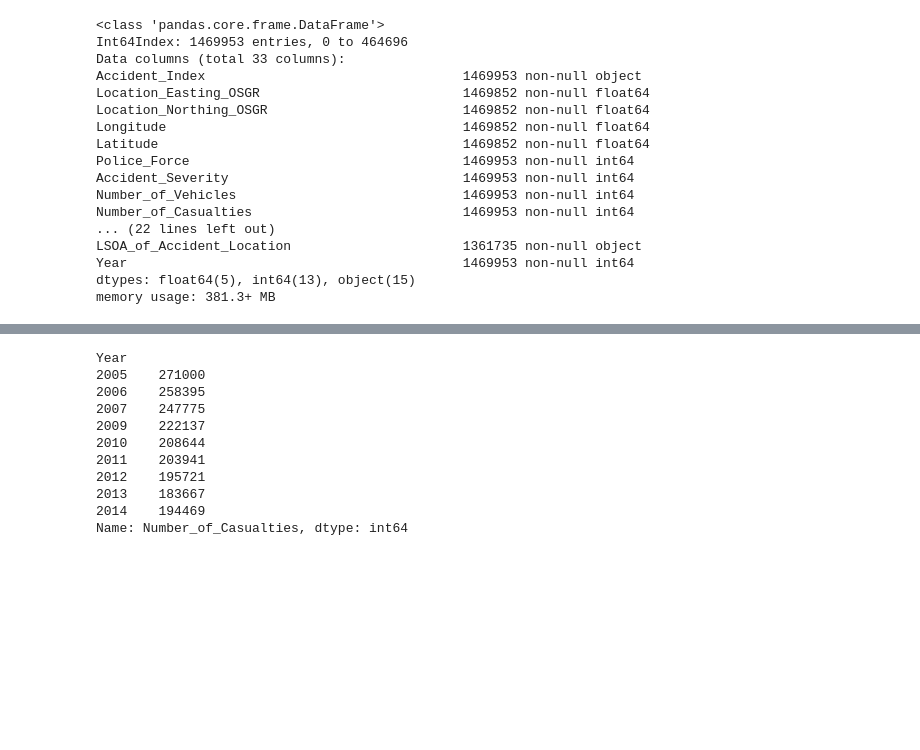
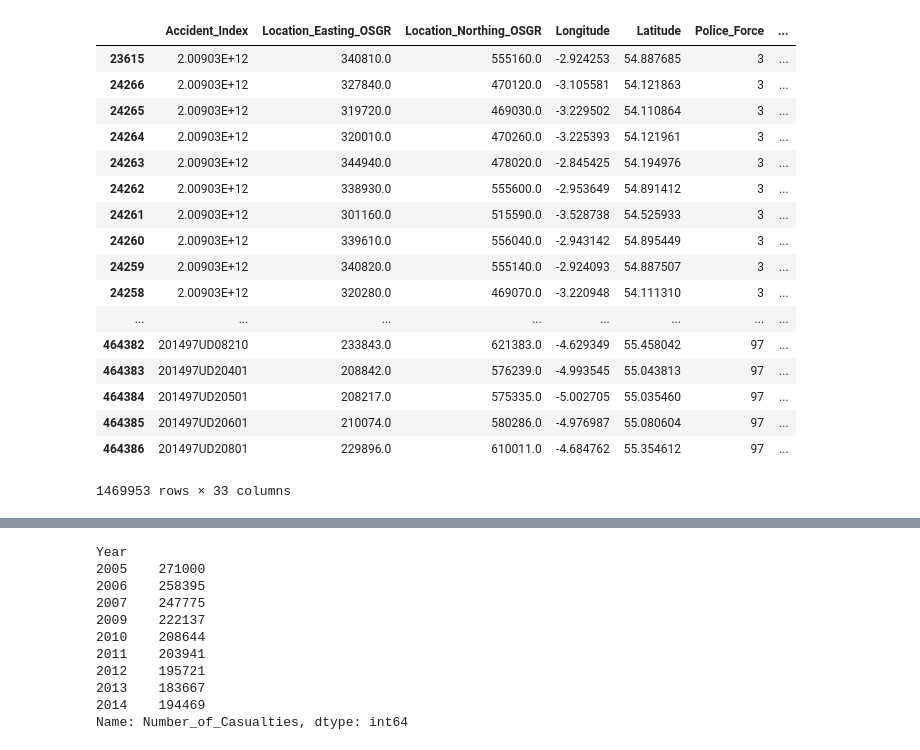
Before and after one commit to ExterminatingTheCode/ukAccidentAnalysis, a Jupyter notebook: FirstExplore.ipynb, the cells around one changed output, grey strips where cells are left out. Drawn from its saved outputs; the diff is of its cells as text; code cells hidden in the pictures; blank space fills up the shorter version.

```diff
--- a/FirstExplore.ipynb
+++ b/FirstExplore.ipynb
@@ -14,29 +16,30 @@ df2 = pd.read_csv("data/accidents_2009_to_2011.csv")
 df3 = pd.read_csv("data/accidents_2012_to_2014.csv")
 traffic = pd.read_csv("data/ukTrafficAADF.csv")
 
-df12 = pd.concat([df1,df2])
-df = pd.concat([df12,df3])
+# df12 = pd.concat([df1,df2])
+df = pd.concat([df1, df2, df3])
 
 df = df.drop_duplicates(subset=['Accident_Index','Date','LSOA_of_Accident_Location','Time','Longitude','Latitude'], keep='first')
 
 df = df[df.Speed_limit !=15]
-# %%
-df.info()
-# %% [output]
-<class 'pandas.core.frame.DataFrame'>
-Int64Index: 1469953 entries, 0 to 464696
-Data columns (total 33 columns):
-Accident_Index                                 1469953 non-null object
-Location_Easting_OSGR                          1469852 non-null float64
-Location_Northing_OSGR                         1469852 non-null float64
-Longitude                                      1469852 non-null float64
-Latitude                                       1469852 non-null float64
-Police_Force                                   1469953 non-null int64
-Accident_Severity                              1469953 non-null int64
-Number_of_Vehicles                             1469953 non-null int64
-Number_of_Casualties                           1469953 non-null int64
-... (22 lines left out)
-LSOA_of_Accident_Location                      1361735 non-null object
-Year                                           1469953 non-null int64
-dtypes: float64(5), int64(13), object(15)
-memory usage: 381.3+ MB
+# %%
+df.sort_values('Accident_Index')
+# %% [output]
+|  | Accident_Index | Location_Easting_OSGR | Location_Northing_OSGR | Longitude | Latitude | Police_Force | ... |
+| 23615 | 2.00903E+12 | 340810.0 | 555160.0 | -2.924253 | 54.887685 | 3 | ... |
+| 24266 | 2.00903E+12 | 327840.0 | 470120.0 | -3.105581 | 54.121863 | 3 | ... |
+| 24265 | 2.00903E+12 | 319720.0 | 469030.0 | -3.229502 | 54.110864 | 3 | ... |
+| 24264 | 2.00903E+12 | 320010.0 | 470260.0 | -3.225393 | 54.121961 | 3 | ... |
+| 24263 | 2.00903E+12 | 344940.0 | 478020.0 | -2.845425 | 54.194976 | 3 | ... |
+| 24262 | 2.00903E+12 | 338930.0 | 555600.0 | -2.953649 | 54.891412 | 3 | ... |
+| 24261 | 2.00903E+12 | 301160.0 | 515590.0 | -3.528738 | 54.525933 | 3 | ... |
+| 24260 | 2.00903E+12 | 339610.0 | 556040.0 | -2.943142 | 54.895449 | 3 | ... |
+| 24259 | 2.00903E+12 | 340820.0 | 555140.0 | -2.924093 | 54.887507 | 3 | ... |
+| 24258 | 2.00903E+12 | 320280.0 | 469070.0 | -3.220948 | 54.111310 | 3 | ... |
+| ... | ... | ... | ... | ... | ... | ... | ... |
+| 464382 | 201497UD08210 | 233843.0 | 621383.0 | -4.629349 | 55.458042 | 97 | ... |
+| 464383 | 201497UD20401 | 208842.0 | 576239.0 | -4.993545 | 55.043813 | 97 | ... |
+| 464384 | 201497UD20501 | 208217.0 | 575335.0 | -5.002705 | 55.035460 | 97 | ... |
+| 464385 | 201497UD20601 | 210074.0 | 580286.0 | -4.976987 | 55.080604 | 97 | ... |
+| 464386 | 201497UD20801 | 229896.0 | 610011.0 | -4.684762 | 55.354612 | 97 | ... |
+1469953 rows × 33 columns
```
Also changed, not shown: parts of 41 cells of this notebook, 3 other files.
